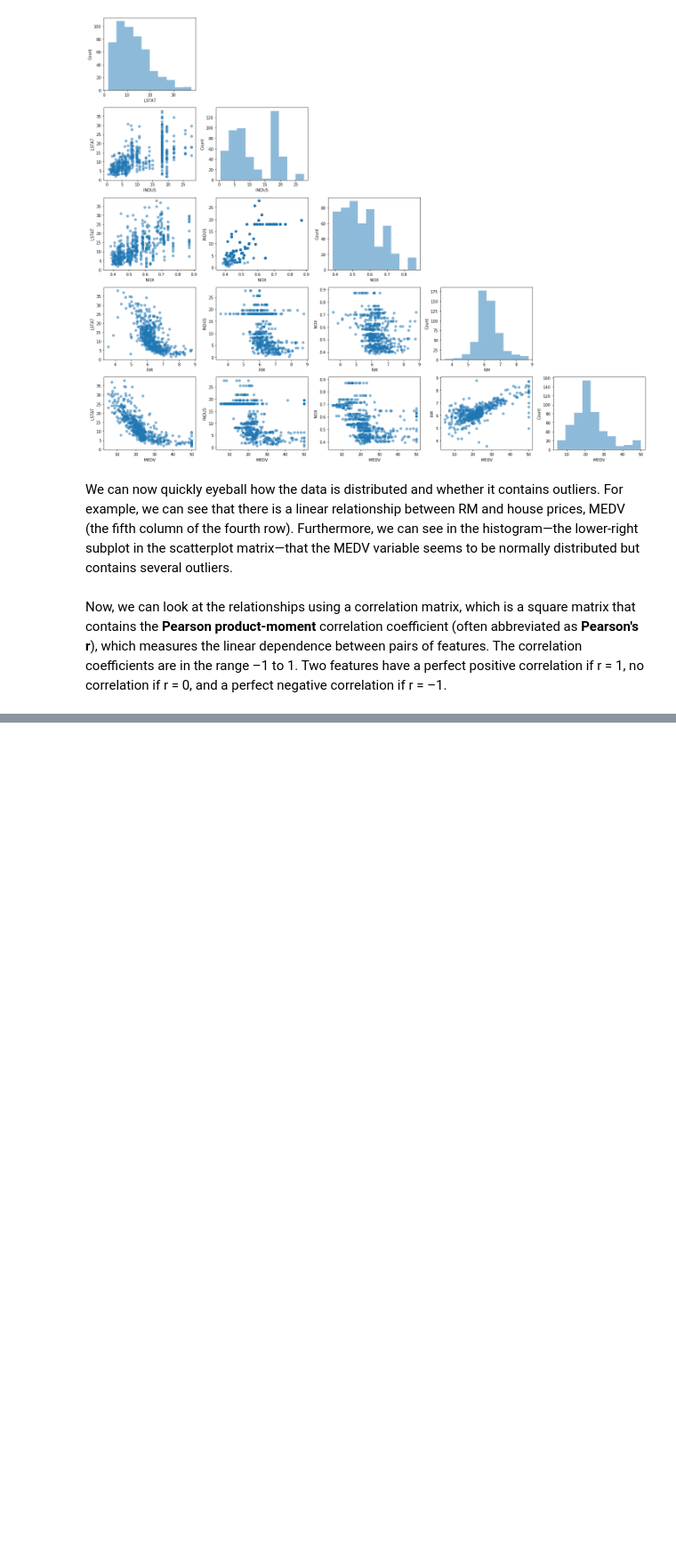
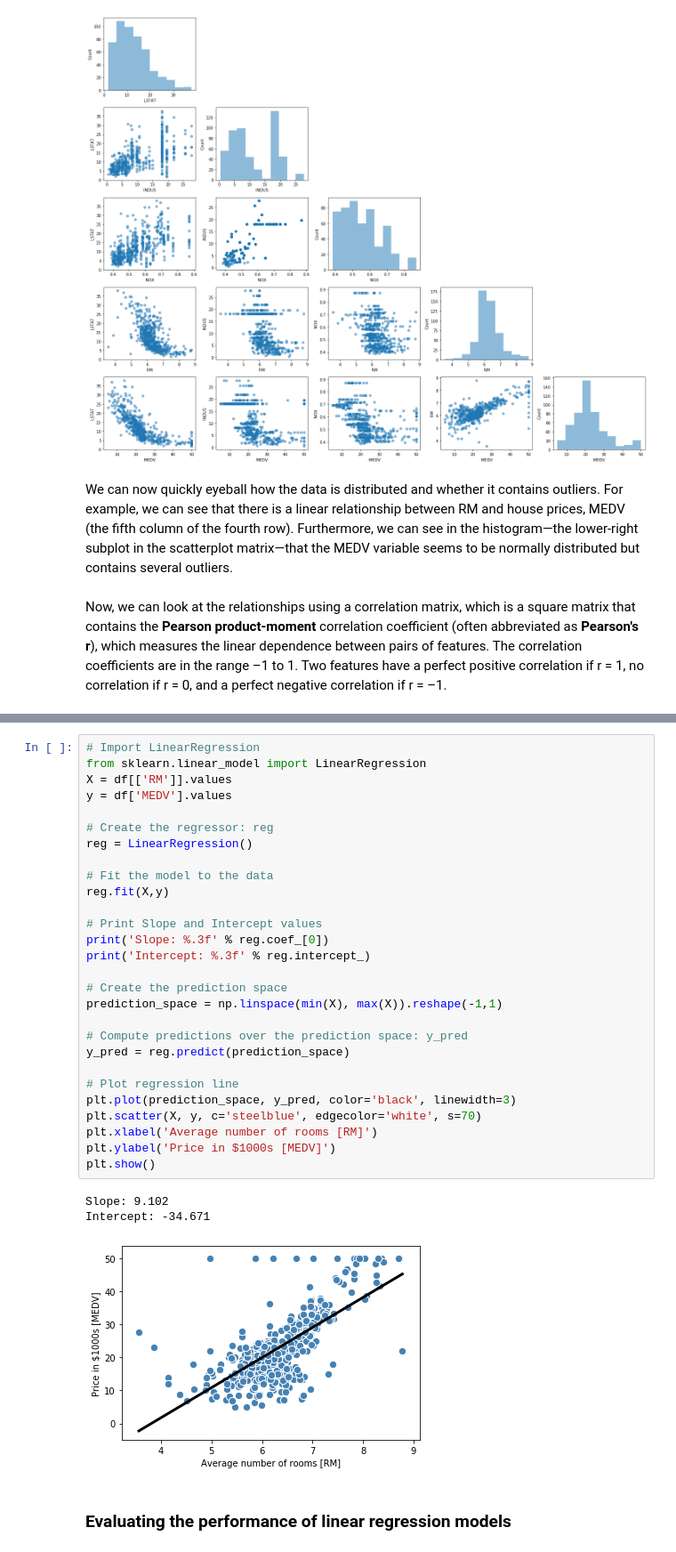
Before and after one commit to wallissoncarvalho/ml-fundamentals, a Jupyter notebook: 1. Supervised Learning.ipynb, the cells around one changed output, grey strips where cells are left out. Shown at 89% size. Saved outputs shown, nothing was run; the diff lists cells and outputs as text; blank space fills up the shorter version.

Commit message:
Linear Regression

```diff
--- a/1. Supervised Learning.ipynb
+++ b/1. Supervised Learning.ipynb
@@ -295,0 +304,34 @@ plt.show()
+# %%
+# Import LinearRegression
+from sklearn.linear_model import LinearRegression
+X = df[['RM']].values
+y = df['MEDV'].values
+
+# Create the regressor: reg
+reg = LinearRegression()
+
+# Fit the model to the data
+reg.fit(X,y)
+
+# Print Slope and Intercept values
+print('Slope: %.3f' % reg.coef_[0])
+print('Intercept: %.3f' % reg.intercept_)
+
+# Create the prediction space
+prediction_space = np.linspace(min(X), max(X)).reshape(-1,1)
+
+# Compute predictions over the prediction space: y_pred
+y_pred = reg.predict(prediction_space)
+
+# Plot regression line
+plt.plot(prediction_space, y_pred, color='black', linewidth=3)
+plt.scatter(X, y, c='steelblue', edgecolor='white', s=70)
+plt.xlabel('Average number of rooms [RM]')
+plt.ylabel('Price in $1000s [MEDV]')
+plt.show()
+# %% [output]
+Slope: 9.102
+Intercept: -34.671
+[figure, added]
+# %% [markdown]
+### Evaluating the performance of linear regression models
```
Also changed, not shown: parts of 11 cells of this notebook.
